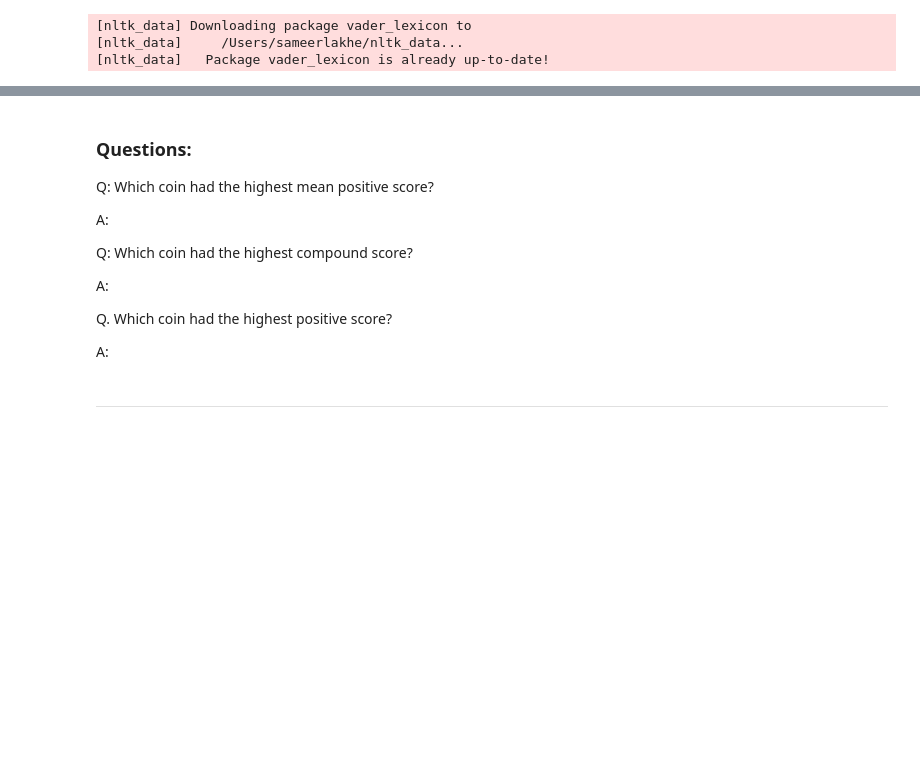
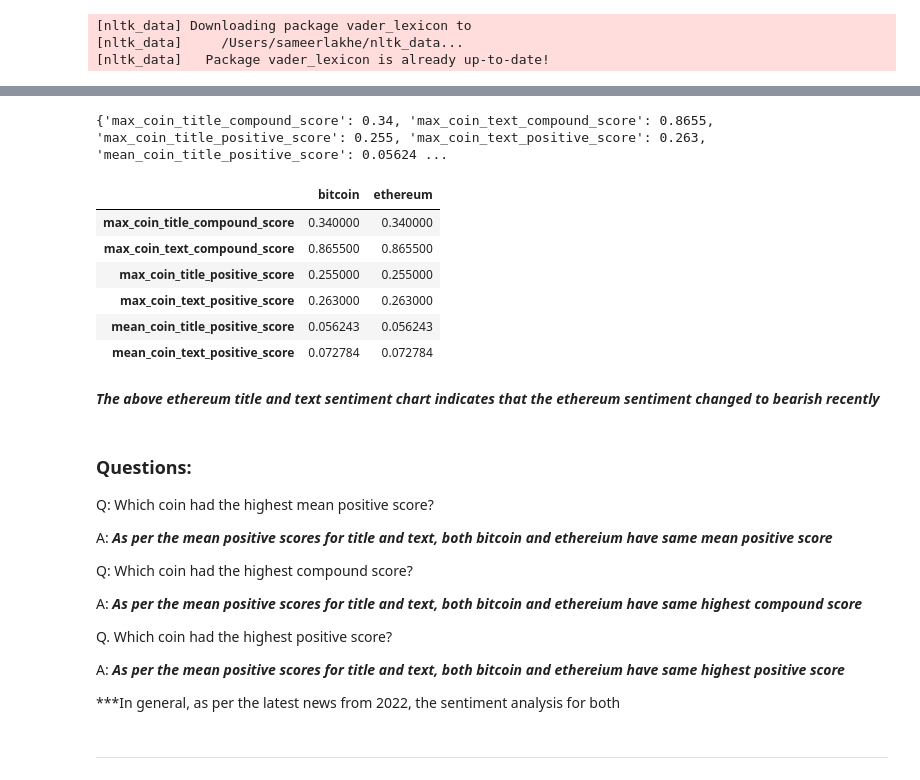
Before and after one commit to sameerlakhe/12_CryptoSentimentAnalysis, a Jupyter notebook: crypto_sentiment.ipynb, the cells around one changed output, grey strips where cells are left out. Cells and saved outputs as stored; diff of their text form; code cells hidden in the pictures; blank space fills up the shorter version.

```diff
--- a/crypto_sentiment.ipynb
+++ b/crypto_sentiment.ipynb
@@ -137,9 +141,12 @@ bitcoin_news_all_df.head()
 # Fetch the Ethereum news articles
 ethereum_news_en_df = get_news("ethereum and 2022","en","Ethereum2022_en.csv")
 # Show the total number of news
-ethereum_news_en_df.head()
+#ethereum_news_en_df.head()
 
 ethereum_news_fr_df = get_news("ethereum and 2022","fr","Ethereum2022_fr.csv")
 # Show the total number of news
-print(ethereum_news_fr["totalResults"])
+#ethereum_news_fr_df.head()
+ethereum_news_all_df =pd.concat([bitcoin_news_en_df, bitcoin_news_fr_df])
+ethereum_news_all_df.reset_index()
+ethereum_news_all_df.head()
 # %% [output]
@@ -251,17 +321,45 @@ bitcoin_news_all_df
+# %%
+bitcoin_scores = get_scores(bitcoin_news_all_df,'bitcoin')
+#print(bitcoin_scores)
+#bitcoin_scores_df = pd.DataFrame.from_dict(bitcoin_scores)
+#bitcoin_scores_df.head()
+
+eth_scores = get_scores(ethereum_news_all_df,'ethereium')
+#print(eth_scores)
+
+coin_scores={}
+coin_scores['bitcoin']=bitcoin_scores
+coin_scores['ethereum']=eth_scores
+
+coin_scores_df = pd.DataFrame.from_dict(coin_scores)
+coin_scores_df
+# %% [output]
+{'max_coin_title_compound_score': 0.34, 'max_coin_text_compound_score': 0.8655, 'max_coin_title_positive_score': 0.255, 'max_coin_text_positive_score': 0.263, 'mean_coin_title_positive_score': 0.05624 ...
+|  | bitcoin | ethereum |
+| max_coin_title_compound_score | 0.340000 | 0.340000 |
+| max_coin_text_compound_score | 0.865500 | 0.865500 |
+| max_coin_title_positive_score | 0.255000 | 0.255000 |
+| max_coin_text_positive_score | 0.263000 | 0.263000 |
+| mean_coin_title_positive_score | 0.056243 | 0.056243 |
+| mean_coin_text_positive_score | 0.072784 | 0.072784 |
+# %% [markdown]
+***The above ethereum title and text sentiment chart indicates that the ethereum sentiment changed to bearish recently***
 # %% [markdown]
 ### Questions:
 
 Q: Which coin had the highest mean positive score?
 
-A:
+A: ***As per the mean positive scores for title and text, both bitcoin and ethereium have same mean positive score***
 
 Q: Which coin had the highest compound score?
 
-A:
+A: ***As per the mean positive scores for title and text, both bitcoin and ethereium have same highest compound score***
 
 Q. Which coin had the highest positive score?
 
-A:
+A: ***As per the mean positive scores for title and text, both bitcoin and ethereium have same highest positive score***
+
+***In general, as per the latest news from 2022, the sentiment analysis for both
 # %% [markdown]
 ---
 # %% [markdown]
```
Also changed, not shown: parts of 13 cells of this notebook.
